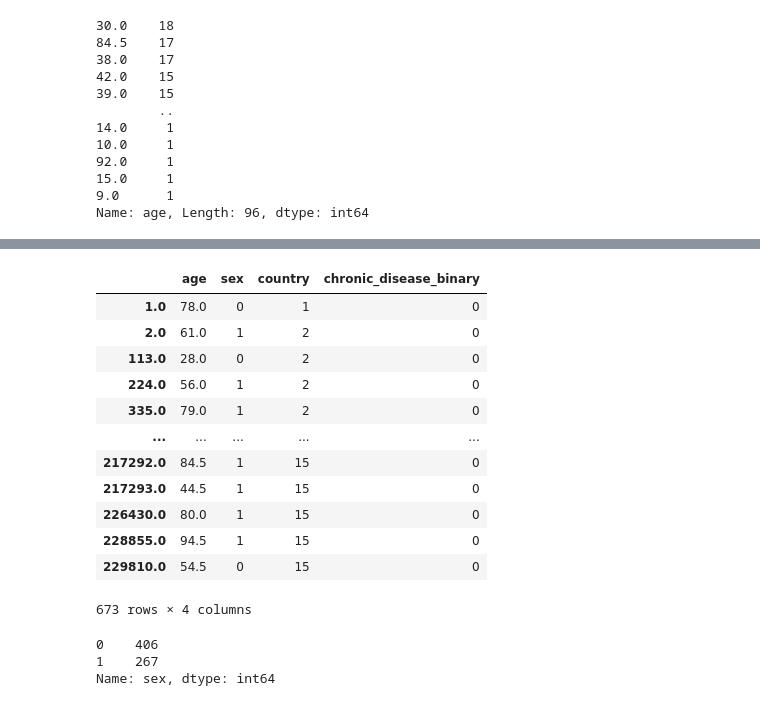
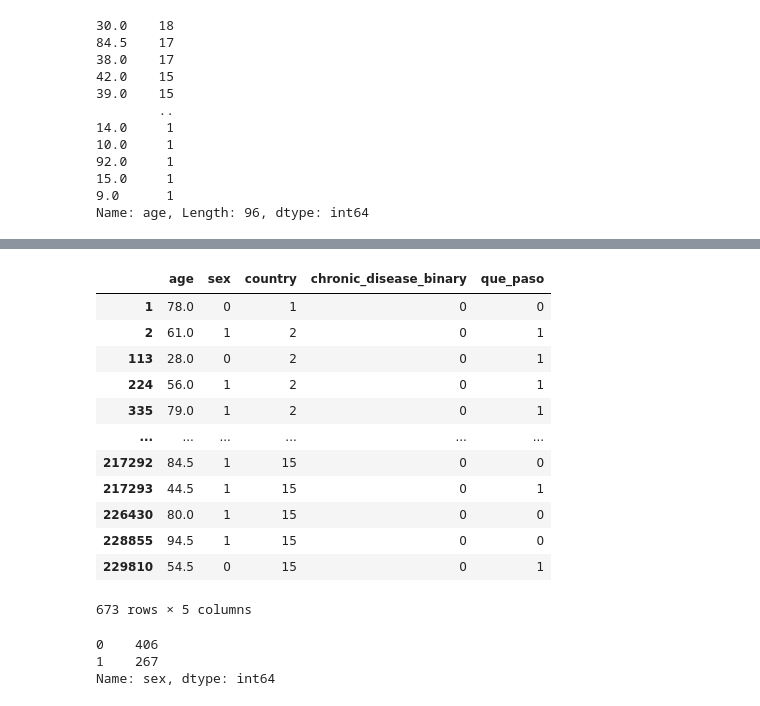
Before and after one commit to dukersss13/COVID-19-ML-Classification-Model, a Jupyter notebook: Nwerem.ipynb, the cells around one changed output, grey strips where cells are left out. Saved outputs shown, nothing was run; the diff lists cells and outputs as text; code cells hidden in the pictures.

```diff
--- a/Nwerem.ipynb
+++ b/Nwerem.ipynb
@@ -66,18 +65,18 @@ ytrain.value_counts()
 Name: que_paso, dtype: int64
-# %%
-cleaned_subset
-# %% [output]
-|  | age | sex | country | chronic_disease_binary |
-| 1.0 | 78.0 | 0 | 1 | 0 |
-| 2.0 | 61.0 | 1 | 2 | 0 |
-| 113.0 | 28.0 | 0 | 2 | 0 |
-| 224.0 | 56.0 | 1 | 2 | 0 |
-| 335.0 | 79.0 | 1 | 2 | 0 |
-| ... | ... | ... | ... | ... |
-| 217292.0 | 84.5 | 1 | 15 | 0 |
-| 217293.0 | 44.5 | 1 | 15 | 0 |
-| 226430.0 | 80.0 | 1 | 15 | 0 |
-| 228855.0 | 94.5 | 1 | 15 | 0 |
-| 229810.0 | 54.5 | 0 | 15 | 0 |
-673 rows × 4 columns
+# %%
+xtrain
+# %% [output]
+|  | age | sex | country | chronic_disease_binary | que_paso |
+| 1 | 78.0 | 0 | 1 | 0 | 0 |
+| 2 | 61.0 | 1 | 2 | 0 | 1 |
+| 113 | 28.0 | 0 | 2 | 0 | 1 |
+| 224 | 56.0 | 1 | 2 | 0 | 1 |
+| 335 | 79.0 | 1 | 2 | 0 | 1 |
+| ... | ... | ... | ... | ... | ... |
+| 217292 | 84.5 | 1 | 15 | 0 | 0 |
+| 217293 | 44.5 | 1 | 15 | 0 | 1 |
+| 226430 | 80.0 | 1 | 15 | 0 | 0 |
+| 228855 | 94.5 | 1 | 15 | 0 | 0 |
+| 229810 | 54.5 | 0 | 15 | 0 | 1 |
+673 rows × 5 columns
 # %%
```
Also changed, not shown: parts of 35 cells of this notebook.
